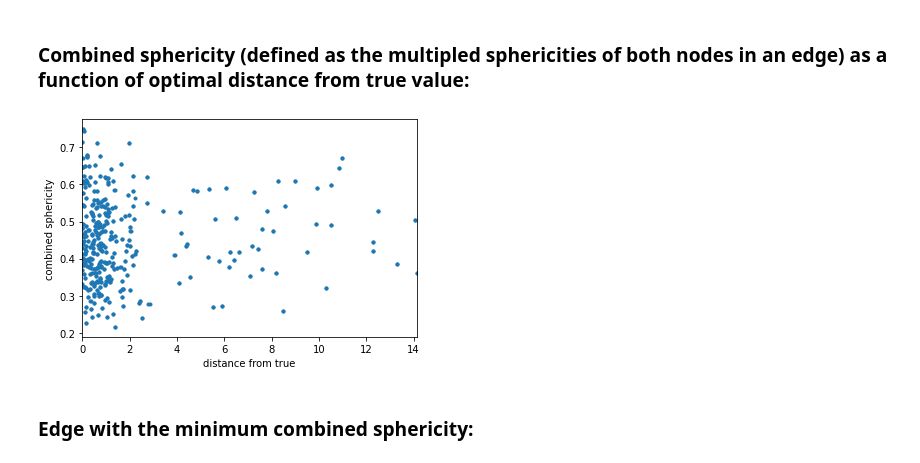
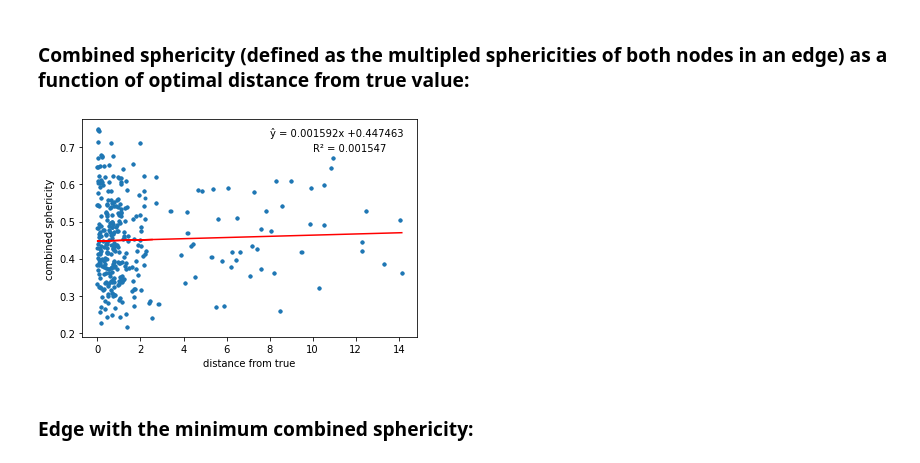
Before and after one commit to hellothisisnathan/Mouse_Controllability, a Jupyter notebook: Mouse/3d structures.ipynb, the cells around one changed output. Cells and saved outputs as stored; diff of their text form; code cells hidden in the pictures.

```diff
--- a/Mouse/3d structures.ipynb
+++ b/Mouse/3d structures.ipynb
@@ -89,13 +110,24 @@ edges_df.tail(5)
 | 648 | 515 | 523 | 8042.708496 | 0.584893 | 0.969232 | 14.724646 | 14.139753 | Medial preoptic nucleus | ... |
 # %% [markdown]
 ### Combined sphericity (defined as the multipled sphericities of both nodes in an edge) as a function of optimal distance from true value:
-# %%
-graph = edges_df.plot(x='distance from true', y='sphericity comb', style='.')
-graph.get_legend().remove()
-graph.set_ylabel('combined sphericity')
-graph.get_figure().savefig('./sphericity graphs/combined sphericity vs distance from true.pdf')
-# %% [output]
-[figure, removed]
+# %%
+x = pd.DataFrame(edges_df['distance from true'])
+y = pd.DataFrame(edges_df['sphericity comb'])
+reg = LinearRegression().fit(x,y)
+r2 = 'R\u00b2 = ' + str(round(reg.score(x,y), 6))
+y_pred = reg.predict(x)
+y_hat = '\u0177 = ' + str(round(reg.coef_[0][0], 6)) + 'x +' + str(round(*reg.intercept_, 6))
+# %%
+plt.scatter(x,y, marker='.')
+plt.plot(x, y_pred, color='red')
+plt.text(10, 0.69, r2)
+plt.text(8, 0.73, y_hat)
+plt.ylabel('combined sphericity')
+plt.xlabel('distance from true')
+plt.savefig('./sphericity graphs/combined sphericity vs distance from true.png')
+plt.show()
+# %% [output]
+[figure, added]
 # %% [markdown]
 ### Edge with the minimum combined sphericity:
 # %%
```
Also changed, not shown: parts of 4 cells of this notebook.
